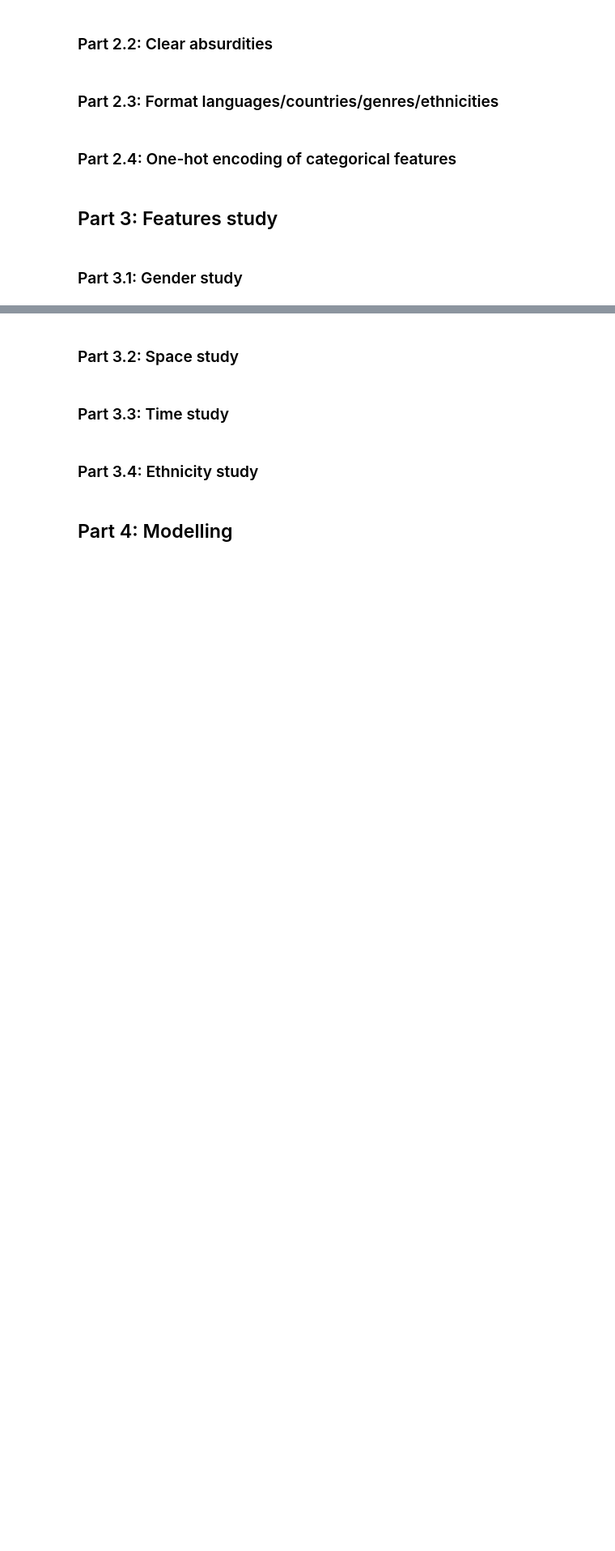
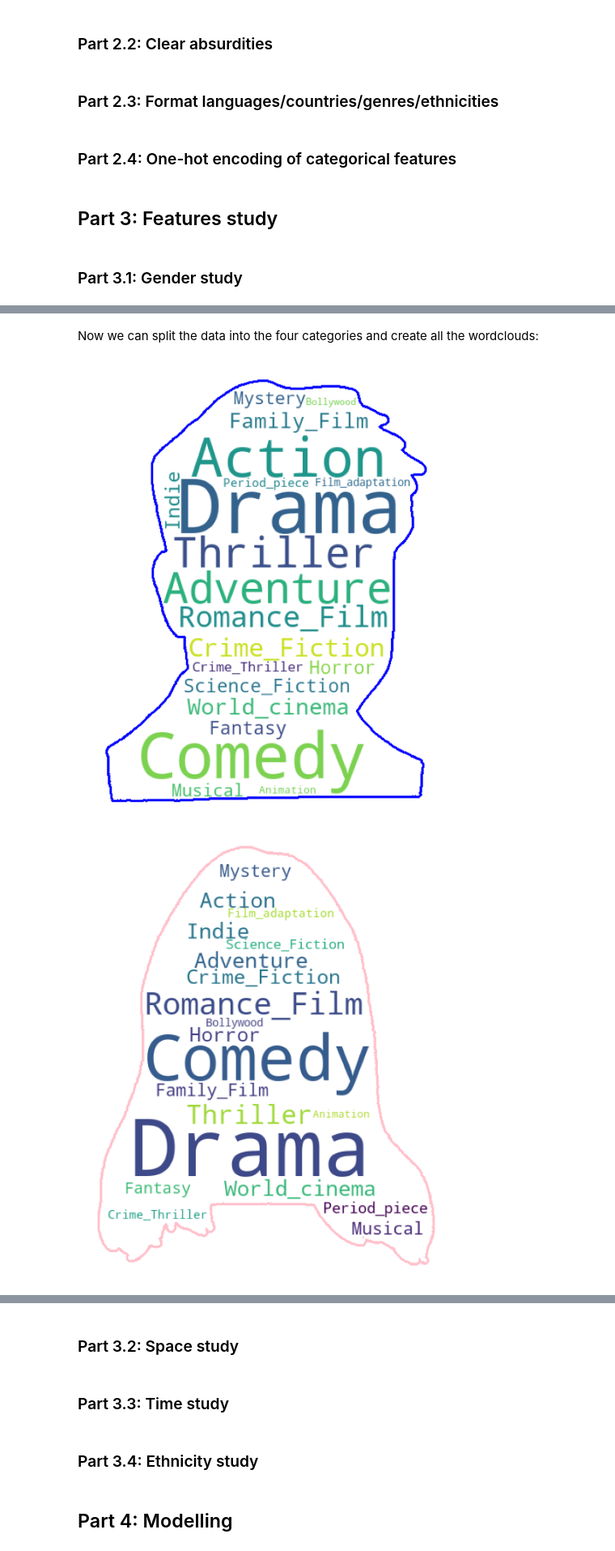
Before and after one commit to epfl-ada/ada-2023-project-fauttrouverunnompourada, a Jupyter notebook: P3.ipynb, the cells around one changed output, grey strips where cells are left out. Shown at 81% size. Saved outputs shown, nothing was run; the diff lists cells and outputs as text; code cells hidden in the pictures; blank space fills up the shorter version.

Commit message:
partie étude des genres complétée^^

```diff
--- a/P3.ipynb
+++ b/P3.ipynb
@@ -26,0 +241,13 @@
+# %%
+def create_wordcloud(data, mask, color):
+    # Flatten the lists of genres
+    flat_genres = [genre for genres in data['Genres'] for genre in genres]
+
+    # Count the occurrences of each genre
+    genre_counts = pd.Series(flat_genres).value_counts()
+
+    # Create a WordCloud object with the frequencies
+    wordcloud = WordCloud(background_color='white', mask=mask, height=800, width=600, contour_width = 3,\
+    contour_color = color).generate_from_frequencies(genre_counts)
+
+    return wordcloud
@@ -26,0 +275,50 @@
+# %% [markdown]
+Now we can split the data into the four categories and create all the wordclouds:
+# %%
+pm = wordcloud_data[(wordcloud_data['Actor gender'] == 'M') & (wordcloud_data['Role'] == 'Primary')]
+pf = wordcloud_data[(wordcloud_data['Actor gender'] == 'F') & (wordcloud_data['Role'] == 'Primary')]
+sm = wordcloud_data[(wordcloud_data['Actor gender'] == 'M') & (wordcloud_data['Role'] == 'Secondary')]
+sf = wordcloud_data[(wordcloud_data['Actor gender'] == 'F') & (wordcloud_data['Role'] == 'Secondary')]
+# %%
+mask = np.array(Image.open("../../HTML JS PY Test/assets/img/brad.png"))
+mask_trans = mask[:, :, 0]
+mask_trans = transform_mask("../../HTML JS PY Test/assets/img/brad.png")
+title_wordcloud = create_wordcloud(pm, mask_trans, 'blue')
+title_wordcloud.to_file("pm.png")
+plt.figure(figsize=(16,8))
+plt.imshow(title_wordcloud)
+plt.axis('off')
+plt.show()
+
+mask = np.array(Image.open("../../HTML JS PY Test/assets/img/angie.png"))
+mask_trans = mask[:, :, 0]
+mask_trans = transform_mask("../../HTML JS PY Test/assets/img/angie.png")
+title_wordcloud = create_wordcloud(pf, mask_trans, 'pink')
+title_wordcloud.to_file("pf.png")
+plt.figure(figsize=(16,8))
+plt.imshow(title_wordcloud)
+plt.axis('off')
+plt.show()
+
+mask = np.array(Image.open("../../HTML JS PY Test/assets/img/brad.png"))
+mask_trans = mask[:, :, 0]
+mask_trans = transform_mask("../../HTML JS PY Test/assets/img/brad.png")
+title_wordcloud = create_wordcloud(sm, mask_trans, 'blue')
+title_wordcloud.to_file("sm.png")
+plt.figure(figsize=(16,8))
+plt.imshow(title_wordcloud)
+plt.axis('off')
+plt.show()
+
+mask = np.array(Image.open("../../HTML JS PY Test/assets/img/angie.png"))
+mask_trans = mask[:, :, 0]
+mask_trans = transform_mask("../../HTML JS PY Test/assets/img/angie.png")
+title_wordcloud = create_wordcloud(sf, mask_trans, 'pink')
+title_wordcloud.to_file("sf.png")
+plt.figure(figsize=(16,8))
+plt.imshow(title_wordcloud)
+plt.axis('off')
+plt.show()
+# %% [output]
+[figure, added]
+[figure, added]
```
Also changed, not shown: parts of 87 cells of this notebook.
